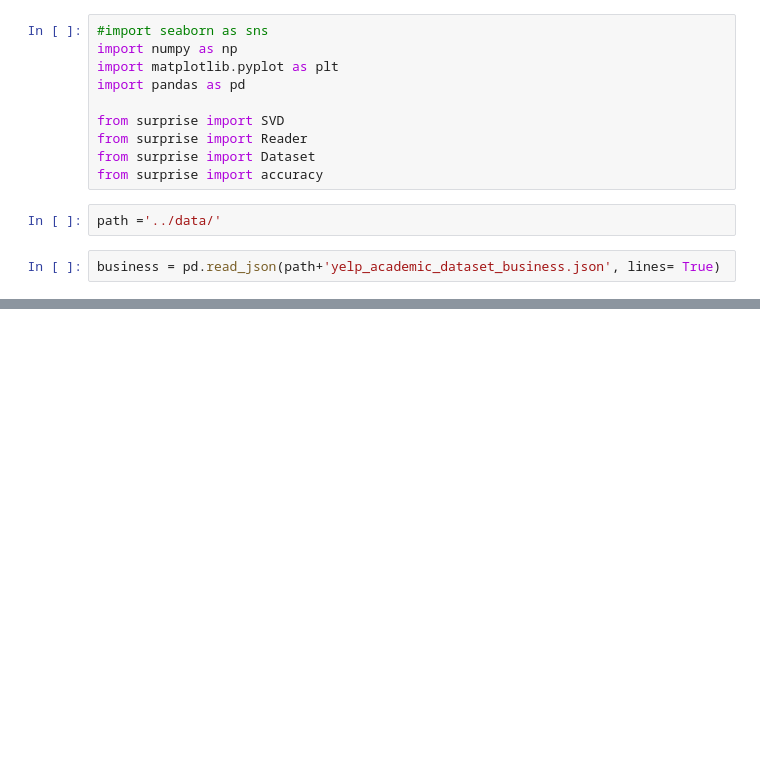
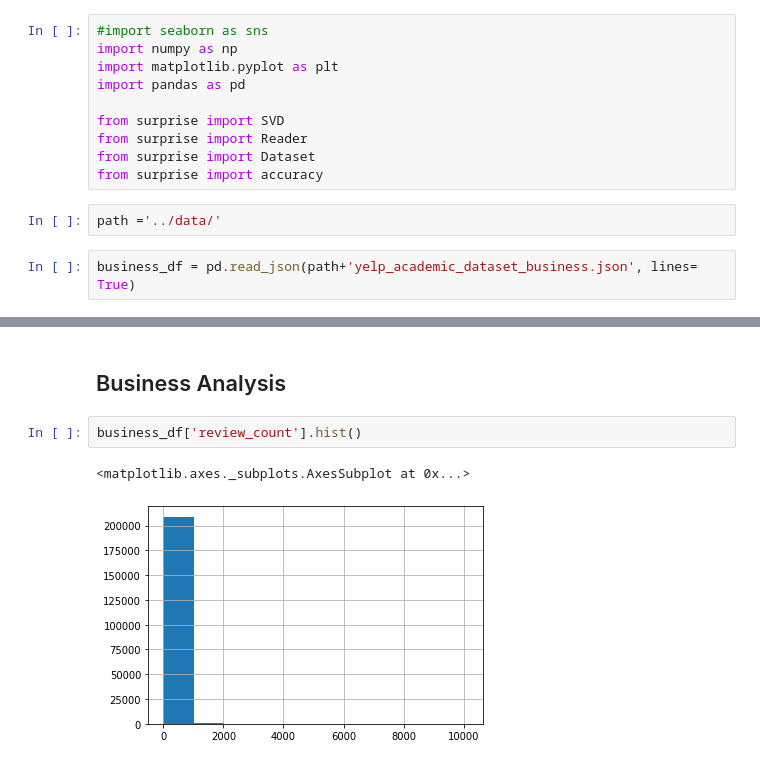
Before and after one commit to jjr2040/sr-taller2, a Jupyter notebook: preprocessing/playground.ipynb, the cells around one changed output, grey strips where cells are left out. Cells and saved outputs as stored; diff of their text form; blank space fills up the shorter version.

```diff
--- a/preprocessing/playground.ipynb
+++ b/preprocessing/playground.ipynb
@@ -11,4 +11,4 @@ from surprise import accuracy
 # %%
 path ='../data/'
 # %%
-business = pd.read_json(path+'yelp_academic_dataset_business.json', lines= True)
+business_df = pd.read_json(path+'yelp_academic_dataset_business.json', lines= True)
@@ -21,3 +25,10 @@ business.head()
 | 2 | XNoUzKckATkOD1hP6vghZg | Felinus | 3554 Rue Notre-Dame O | Montreal | QC | H4C 1P4 | 45.479984 | -73.580070 | 5.0 | ... |
 | 3 | 6OAZjbxqM5ol29BuHsil3w | Nevada House of Hose | 1015 Sharp Cir | North Las Vegas | NV | 89030 | 36.219728 | -115.127725 | 2.5 | ... |
 | 4 | 51M2Kk903DFYI6gnB5I6SQ | USE MY GUY SERVICES LLC | 4827 E Downing Cir | Mesa | AZ | 85205 | 33.428065 | -111.726648 | 4.5 | ... |
+# %% [markdown]
+## Business Analysis
+# %%
+business_df['review_count'].hist()
+# %% [output]
+<matplotlib.axes._subplots.AxesSubplot at 0x...>
+[figure, added]
```
Also changed, not shown: parts of 19 cells of this notebook, 3 other files.
